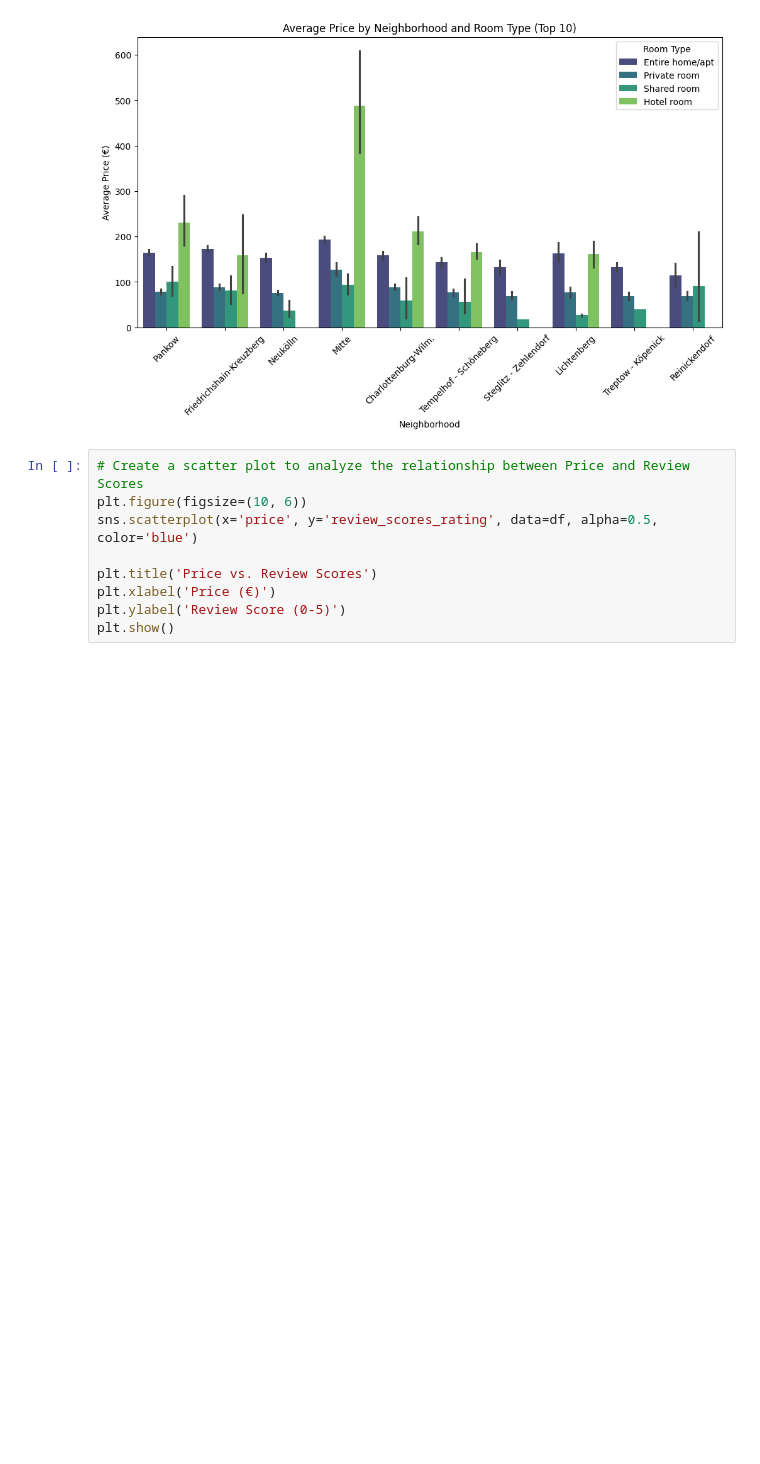
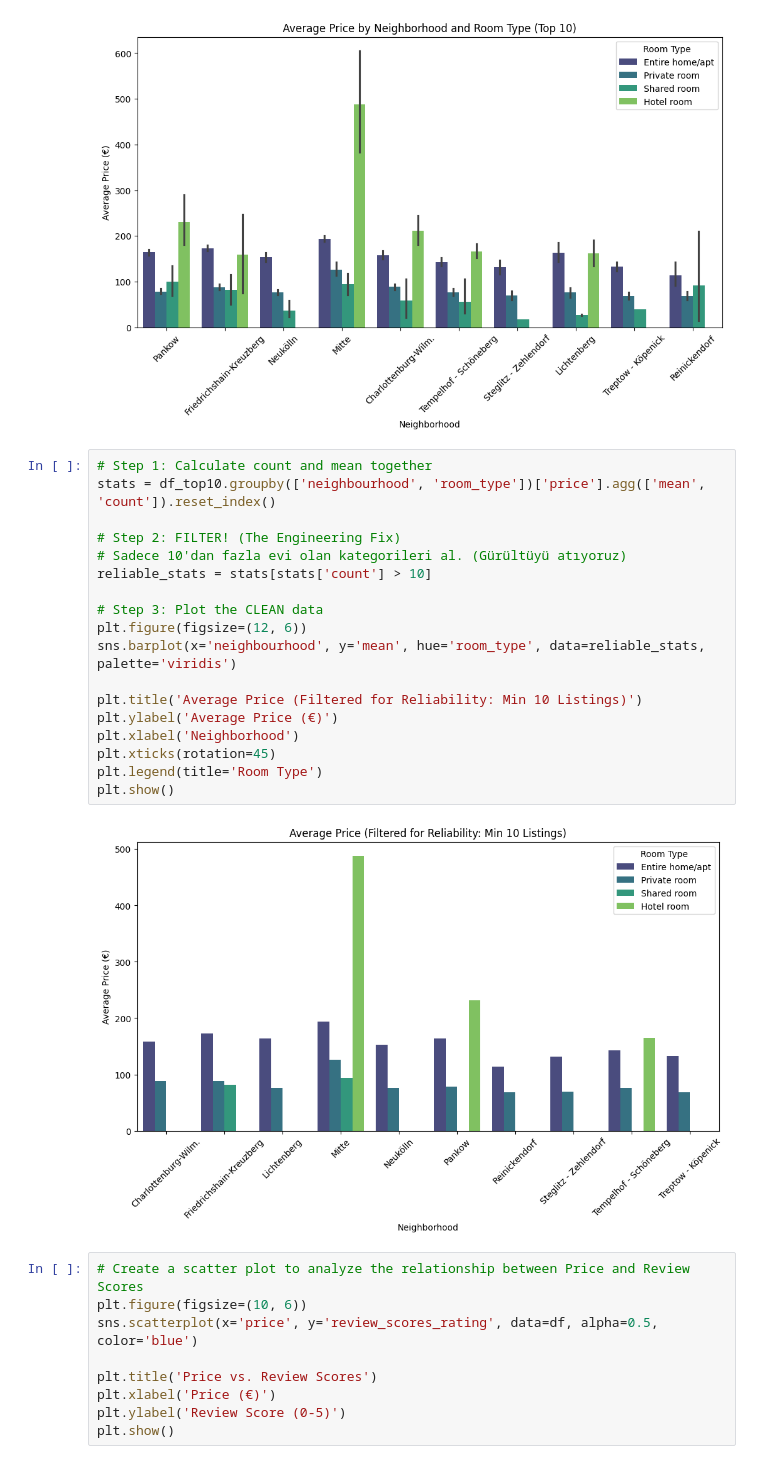
Before and after one commit to aycaya/AI-Projects, a Jupyter notebook: 01_Berlin_Airbnb_Analysis.ipynb, the cells around one changed output. Drawn from its saved outputs; the diff is of its cells as text; blank space fills up the shorter version.

```diff
--- a/01_Berlin_Airbnb_Analysis.ipynb
+++ b/01_Berlin_Airbnb_Analysis.ipynb
@@ -156,6 +156,26 @@ plt.legend(title='Room Type')
 plt.show()
 # %% [output]
 [figure]
+# %%
+# Step 1: Calculate count and mean together
+stats = df_top10.groupby(['neighbourhood', 'room_type'])['price'].agg(['mean', 'count']).reset_index()
+
+# Step 2: FILTER! (The Engineering Fix)
+# Sadece 10'dan fazla evi olan kategorileri al. (Gürültüyü atıyoruz)
+reliable_stats = stats[stats['count'] > 10]
+
+# Step 3: Plot the CLEAN data
+plt.figure(figsize=(12, 6))
+sns.barplot(x='neighbourhood', y='mean', hue='room_type', data=reliable_stats, palette='viridis')
+
+plt.title('Average Price (Filtered for Reliability: Min 10 Listings)')
+plt.ylabel('Average Price (€)')
+plt.xlabel('Neighborhood')
+plt.xticks(rotation=45)
+plt.legend(title='Room Type')
+plt.show()
+# %% [output]
+[figure, added]
 # %%
 # Create a scatter plot to analyze the relationship between Price and Review Scores
 plt.figure(figsize=(10, 6))
```
